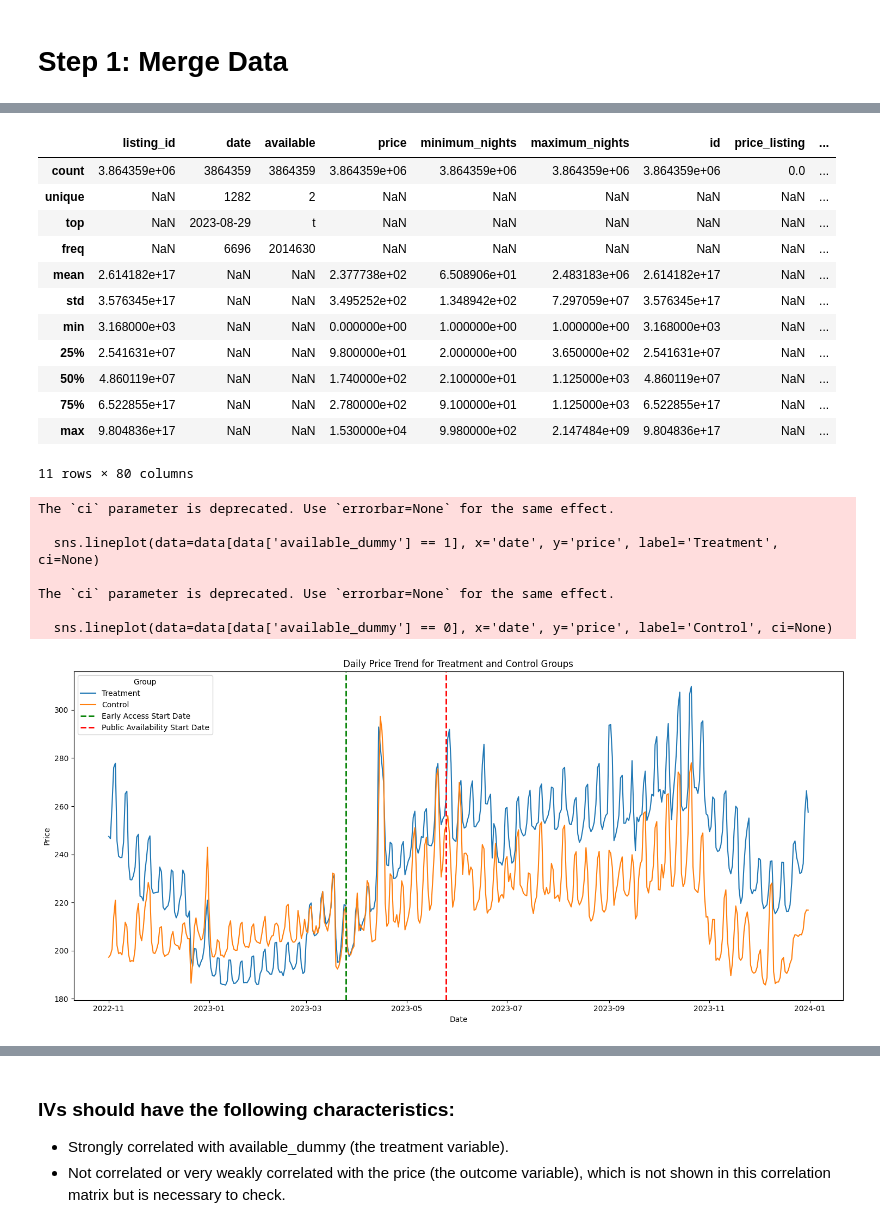
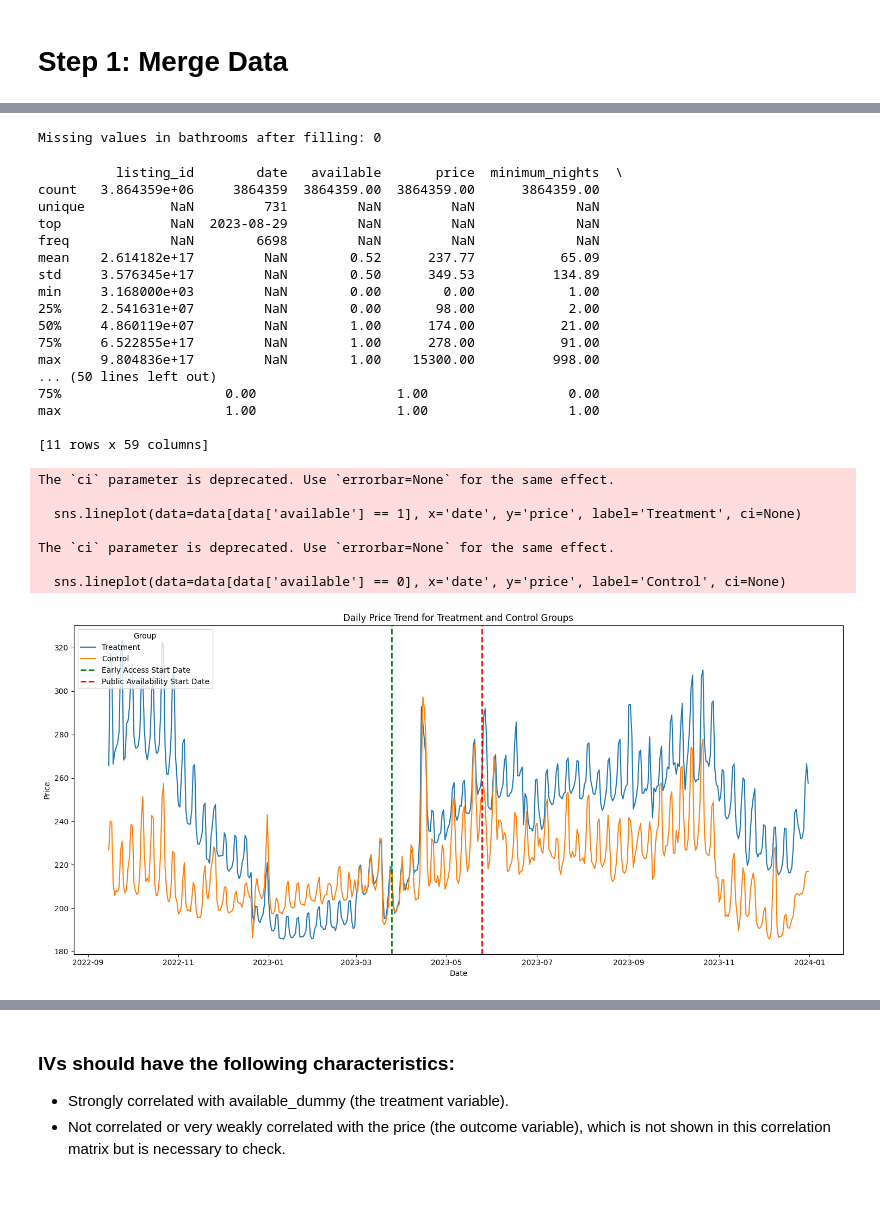
Before and after one commit to RyanPiao/Collusion-and-Algorithmic-Pricing, a Jupyter notebook: fuzzy_rdd_boston.ipynb, the cells around one changed output, grey strips where cells are left out. Saved outputs shown, nothing was run; the diff lists cells and outputs as text; code cells hidden in the pictures; blank space fills up the shorter version.

```diff
--- a/fuzzy_rdd_boston.ipynb
+++ b/fuzzy_rdd_boston.ipynb
@@ -173,35 +293,45 @@ cleaned_data_path
+# %%
+# Fill missing values in 'bathrooms' with 0
+data['bathrooms'].fillna(0, inplace=True)
+
+# Optionally, check if there are any remaining missing values in 'bathrooms'
+missing_bathrooms = data['bathrooms'].isna().sum()
+print("Missing values in bathrooms after filling:", missing_bathrooms)
+
+# Save the updated data
+updated_data_path = 'updated_merged_data.csv'
+data.to_csv(updated_data_path, index=False)
+# %% [output]
+Missing values in bathrooms after filling: 0
 # %%
-# Generate a summary table
-summary_table = data.describe(include='all')
+# Generate a summary table with two decimal points
+summary_table = data.describe(include='all').applymap(lambda x: round(x, 2) if isinstance(x, float) else x)
 
-summary_table
+print(summary_table)
 # %% [output]
-|  | listing_id | date | available | price | minimum_nights | maximum_nights | id | price_listing | ... |
-| count | 3.864359e+06 | 3864359 | 3864359 | 3.864359e+06 | 3.864359e+06 | 3.864359e+06 | 3.864359e+06 | 0.0 | ... |
-| unique | NaN | 1282 | 2 | NaN | NaN | NaN | NaN | NaN | ... |
-| top | NaN | 2023-08-29 | t | NaN | NaN | NaN | NaN | NaN | ... |
-| freq | NaN | 6696 | 2014630 | NaN | NaN | NaN | NaN | NaN | ... |
-| mean | 2.614182e+17 | NaN | NaN | 2.377738e+02 | 6.508906e+01 | 2.483183e+06 | 2.614182e+17 | NaN | ... |
-| std | 3.576345e+17 | NaN | NaN | 3.495252e+02 | 1.348942e+02 | 7.297059e+07 | 3.576345e+17 | NaN | ... |
-| min | 3.168000e+03 | NaN | NaN | 0.000000e+00 | 1.000000e+00 | 1.000000e+00 | 3.168000e+03 | NaN | ... |
-| 25% | 2.541631e+07 | NaN | NaN | 9.800000e+01 | 2.000000e+00 | 3.650000e+02 | 2.541631e+07 | NaN | ... |
-| 50% | 4.860119e+07 | NaN | NaN | 1.740000e+02 | 2.100000e+01 | 1.125000e+03 | 4.860119e+07 | NaN | ... |
-| 75% | 6.522855e+17 | NaN | NaN | 2.780000e+02 | 9.100000e+01 | 1.125000e+03 | 6.522855e+17 | NaN | ... |
-| max | 9.804836e+17 | NaN | NaN | 1.530000e+04 | 9.980000e+02 | 2.147484e+09 | 9.804836e+17 | NaN | ... |
-11 rows × 80 columns
+          listing_id        date   available       price  minimum_nights  \
+count   3.864359e+06     3864359  3864359.00  3864359.00      3864359.00
+unique           NaN         731         NaN         NaN             NaN
+top              NaN  2023-08-29         NaN         NaN             NaN
+freq             NaN        6698         NaN         NaN             NaN
+mean    2.614182e+17         NaN        0.52      237.77           65.09
+std     3.576345e+17         NaN        0.50      349.53          134.89
+min     3.168000e+03         NaN        0.00        0.00            1.00
+25%     2.541631e+07         NaN        0.00       98.00            2.00
+50%     4.860119e+07         NaN        1.00      174.00           21.00
+75%     6.522855e+17         NaN        1.00      278.00           91.00
+max     9.804836e+17         NaN        1.00    15300.00          998.00
+... (50 lines left out)
+75%                     0.00                  1.00                  0.00
+max                     1.00                  1.00                  1.00
+
+[11 rows x 59 columns]
 # %%
-import pandas as pd
-import matplotlib.pyplot as plt
-import seaborn as sns
-
-# Load your data
-data = pd.read_csv('cleaned_merged_data.csv')  # Replace with the actual path to your data
-
 # Convert date to datetime
 data['date'] = pd.to_datetime(data['date'])
 
 # Define the date range for plotting
-start_date = '2022-11-01'  # Start of your data
+start_date = '2022-09-01'  # Start of your data
 end_date = '2023-12-31'  # End of the date range you want to plo
 
 # Filter data for the date range
@@ -217,36 +347,36 @@ data['post_policy'] = (data['date'] >= early_access_start).astype(int)
 # Plotting
 plt.figure(figsize=(15, 7))
 
 # Treatment group plot
-sns.lineplot(data=data[data['available_dummy'] == 1], x='date', y='price', label='Treatment', ci=None)
+sns.lineplot(data=data[data['available'] == 1], x='date', y='price', label='Treatment', ci=None)
 
 # Control group plot
-sns.lineplot(data=data[data['available_dummy'] == 0], x='date', y='price', label='Control', ci=None)
+sns.lineplot(data=data[data['available'] == 0], x='date', y='price', label='Control', ci=None)
 
 # Highlight the policy change dates
 plt.axvline(x=pd.to_datetime('2023-03-25'), color='green', linestyle='--', lw=2, label='Early Access Start Date')
 plt.axvline(x=pd.to_datetime('2023-05-25'), color='red', linestyle='--', lw=2, label='Public Availability Start Date')
 
 # Improve the legend
 plt.legend(title='Group', loc='upper left')
 
 # Title and labels
 plt.title('Daily Price Trend for Treatment and Control Groups')
 plt.xlabel('Date')
 plt.ylabel('Price')
 
 # Tight layout for saving
 plt.tight_layout()
 
 # Show plot
 plt.show()
 # %% [output]
 The `ci` parameter is deprecated. Use `errorbar=None` for the same effect.
 
-  sns.lineplot(data=data[data['available_dummy'] == 1], x='date', y='price', label='Treatment', ci=None)
+  sns.lineplot(data=data[data['available'] == 1], x='date', y='price', label='Treatment', ci=None)
 
 The `ci` parameter is deprecated. Use `errorbar=None` for the same effect.
 
-  sns.lineplot(data=data[data['available_dummy'] == 0], x='date', y='price', label='Control', ci=None)
+  sns.lineplot(data=data[data['available'] == 0], x='date', y='price', label='Control', ci=None)
-[figure, old version]
+[figure, new version]
 # %%
```
Also changed, not shown: parts of 20 cells of this notebook.
